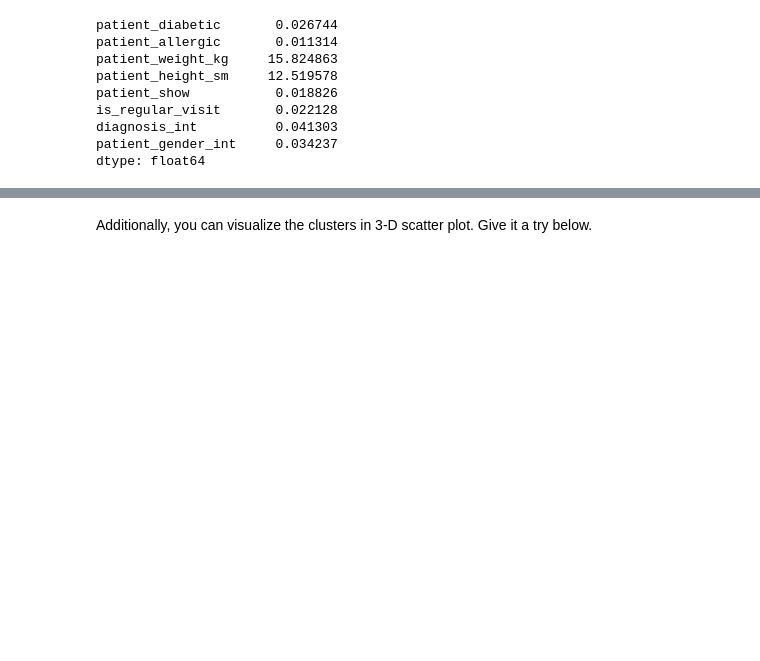
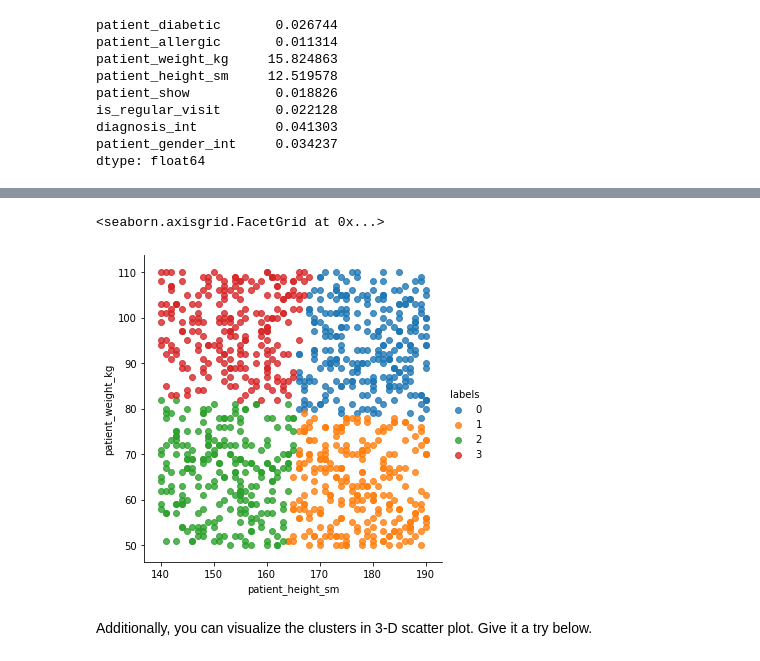
Before and after one commit to ta-data-lis/lab-unsupervised-learning-and-sklearn, a Jupyter notebook: your-code/main.ipynb, the cells around one changed output, grey strips where cells are left out. Drawn from its saved outputs; the diff is of its cells as text; code cells hidden in the pictures; blank space fills up the shorter version.

```diff
--- a/your-code/main.ipynb
+++ b/your-code/main.ipynb
@@ -397,2 +396,8 @@ If the scatter plot does not make any sense to you, it means the features you ch
+# %%
+sns.lmplot(data=patients, x='patient_height_sm', y='patient_weight_kg', hue='labels',
+                   fit_reg=False, legend=True, legend_out=True)
+# %% [output]
+<seaborn.axisgrid.FacetGrid at 0x...>
+[figure, added]
 # %% [markdown]
 Additionally, you can visualize the clusters in 3-D scatter plot. Give it a try below.
```
Also changed, not shown: parts of 3 cells of this notebook.
